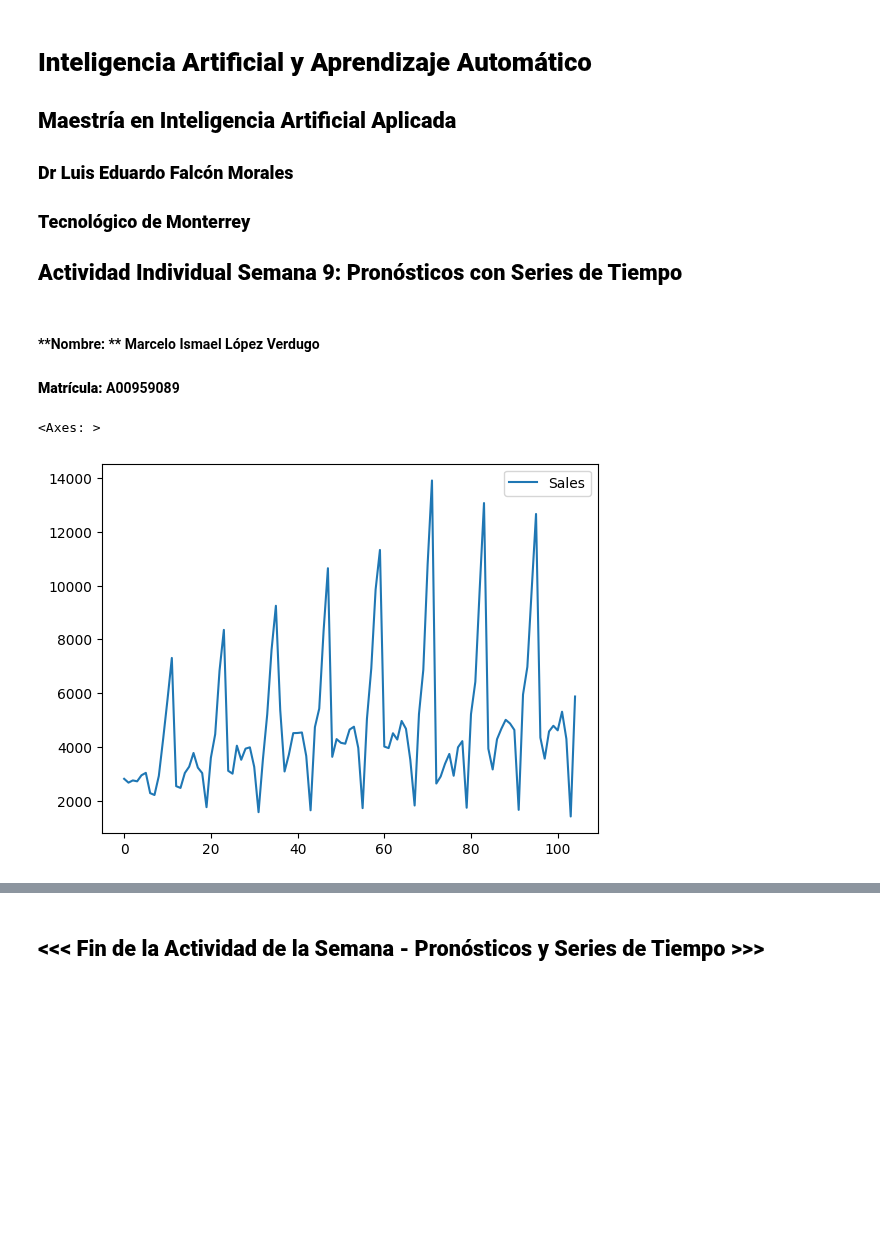
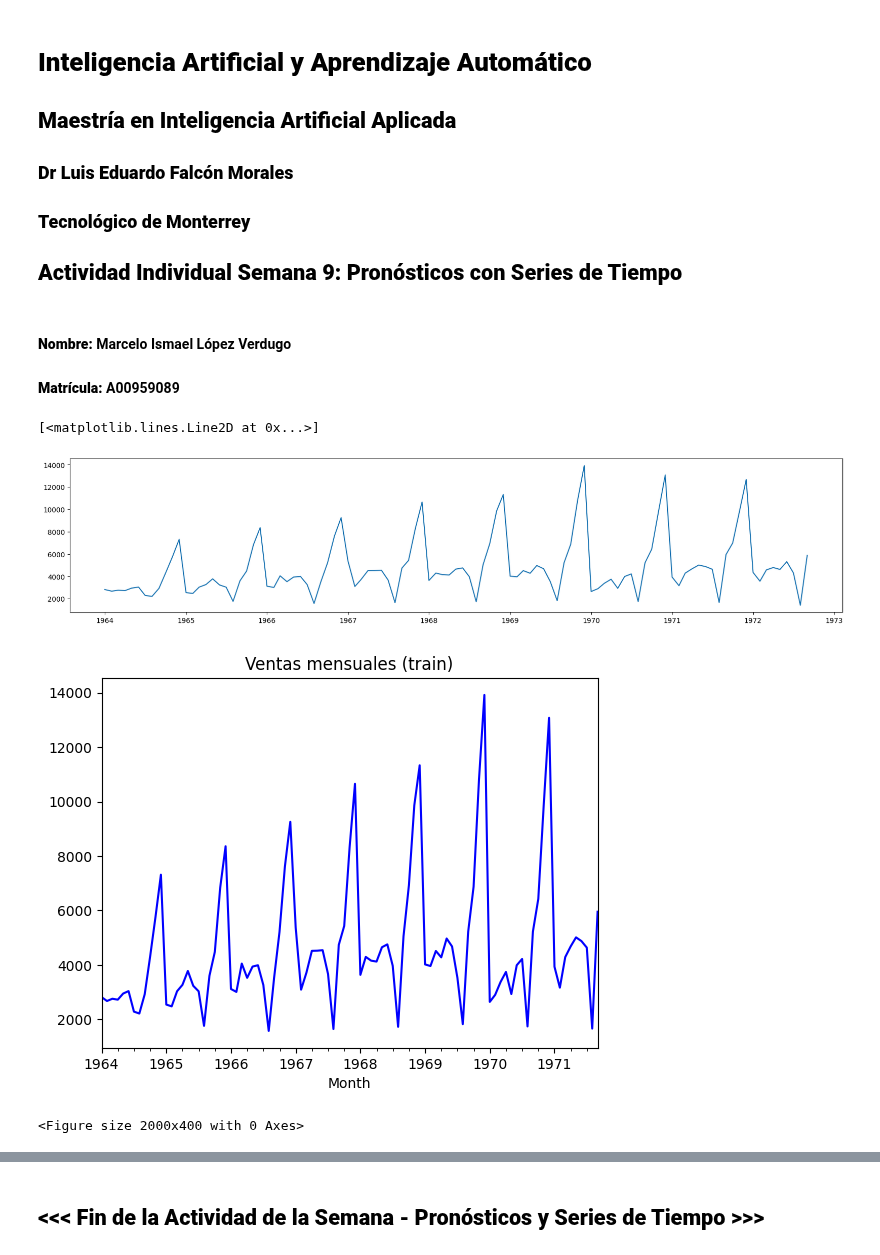
Before and after one commit to MarceloIsmael21/IA-ML, a Jupyter notebook: Semana 9/MNA_IAyAA_Actividad_Pronosticos_Series_de_Tiempo.ipynb, the cells around one changed output, grey strips where cells are left out. Drawn from its saved outputs; the diff is of its cells as text; code cells hidden in the pictures; blank space fills up the shorter version.

```diff
--- a/Semana 9/MNA_IAyAA_Actividad_Pronosticos_Series_de_Tiempo.ipynb
+++ b/Semana 9/MNA_IAyAA_Actividad_Pronosticos_Series_de_Tiempo.ipynb
@@ -5,13 +5,5 @@
 ### **Tecnológico de Monterrey**
 ## **Actividad Individual Semana 9: Pronósticos con Series de Tiempo**
 # %% [markdown]
-#### **Nombre: ** Marcelo Ismael López Verdugo
+#### **Nombre:** Marcelo Ismael López Verdugo
 #### **Matrícula:**  A00959089
-# %%
-## ++++++++++ Incluye todas las celdas y líneas de código que requieras +++++++++++++++++++++++++
-import pandas as pd
-df=pd.read_csv('monthly_champagne_sales.csv')
-df.plot()
-# %% [output]
-<Axes: >
-[figure, removed]
@@ -17,0 +36,28 @@ df.plot()
+# %%
+# Carga inicial de datos
+df=pd.read_csv('monthly_champagne_sales.csv')
+#A formato de fecha
+df['Month']= pd.to_datetime(df['Month'])
+df.set_index('Month', inplace=True)
+# Colocar frecuencia
+df.index.freq = 'MS'
+#print(df.index)
+
+plt.figure(figsize=(20,4))
+plt.plot(df)
+# %% [output]
+[<matplotlib.lines.Line2D at 0x...>]
+[figure, added]
+# %%
+#Partición de entrenamiento y test
+train = df.iloc[0:-12,:]
+test = df.iloc[-12:,:]
+
+#Étude: Debería usar train test???
+
+train['Sales'].plot(title='Ventas mensuales (train)', style='-b')
+plt.figure(figsize=(20,4))
+plt.show()
+# %% [output]
+[figure, added]
+<Figure size 2000x400 with 0 Axes>
```
Also changed, not shown: parts of 27 cells of this notebook.
